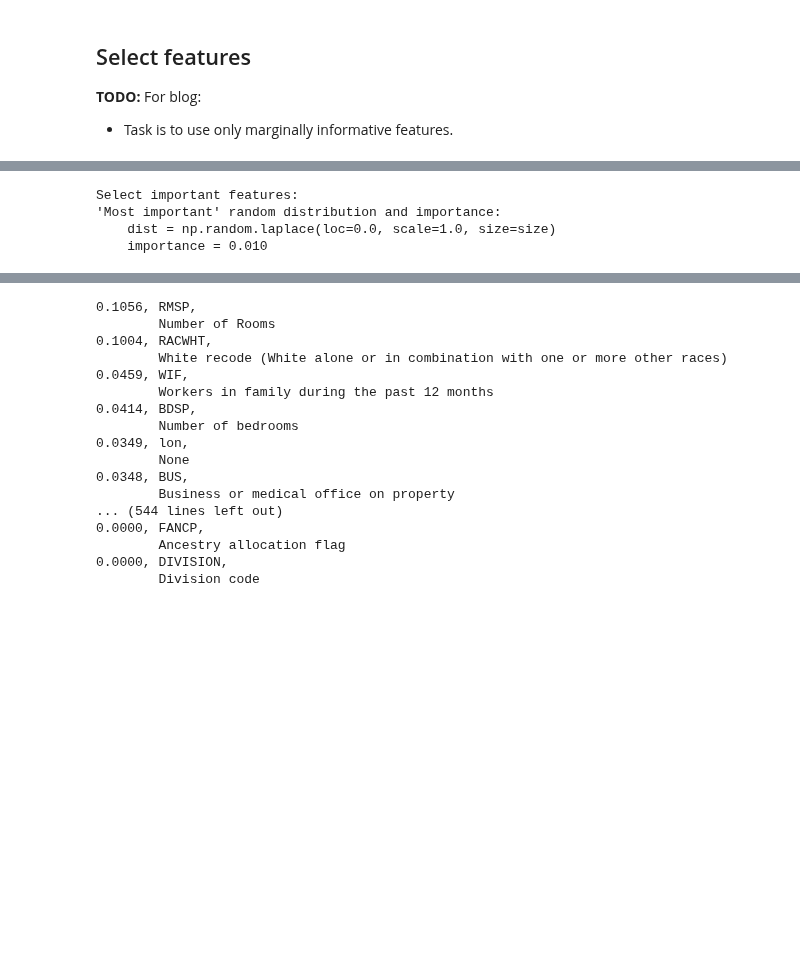
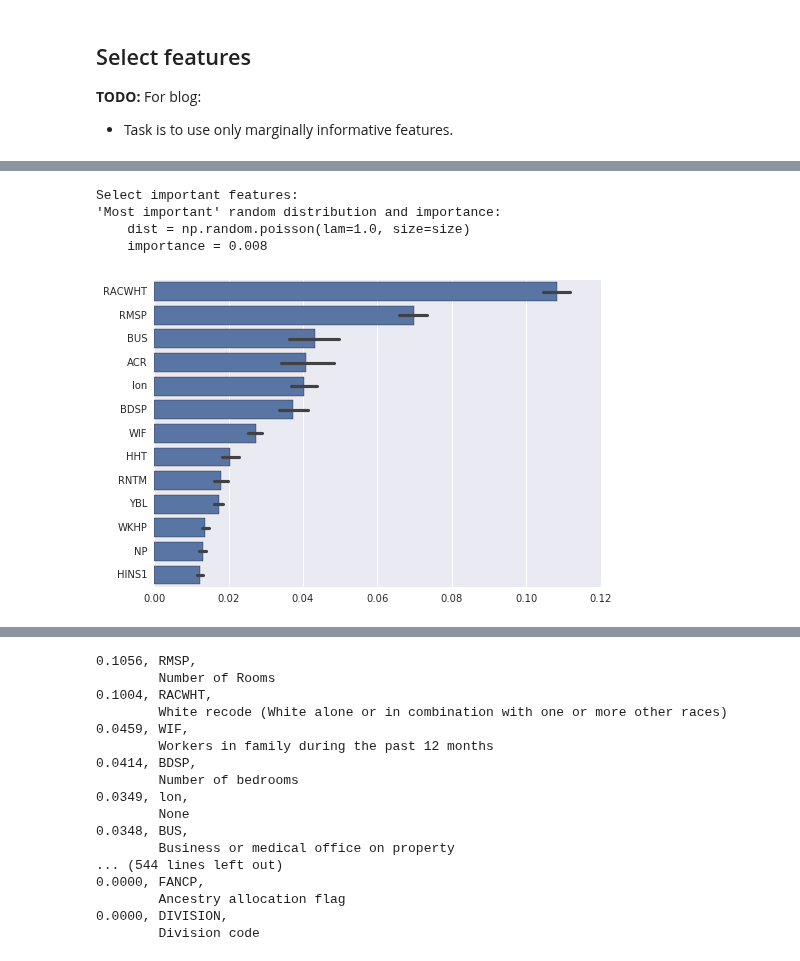
Before and after one commit to stharrold/stharrold.github.io, a Jupyter notebook: content/static/20160221-predict-household-income-from-census/20160221-predict-household-income-from-census.ipynb, the cells around one changed output, grey strips where cells are left out. Drawn from its saved outputs; the diff is of its cells as text; code cells hidden in the pictures; blank space fills up the shorter version.

```diff
--- a/content/static/20160221-predict-household-income-from-census/20160221-predict-household-income-from-census.ipynb
+++ b/content/static/20160221-predict-household-income-from-census/20160221-predict-household-income-from-census.ipynb
@@ -648,15 +653,20 @@ Time elapsed (sec) = 47.0
 # %%
 print("Select important features:")
 rnd_max_idx = np.argmax(cols_imps['random'])
 print("'Most important' random distribution and importance:")
 print("    dist = {dist}".format(dist=dists[rnd_max_idx]))
 print("    importance = {imp:.3f}".format(imp=cols_imps['random'][rnd_max_idx]))
 ftrs_keep = list()
 for col in cols_imps:
-    if np.min(cols_imps[col]) > rnd_imp_max:
+    if np.min(cols_imps[col]) > cols_imps['random'][rnd_max_idx]:
         ftrs_keep.append(col)
+df_ftrs_imps = pd.DataFrame.from_dict(cols_imps)[ftrs_keep]
+ds_ftrs_meanimps = df_ftrs_imps.mean().sort_values(ascending=False)
+sns.barplot(data=df_ftrs_imps, order=ds_ftrs_meanimps.index, ci=90, orient='h', color=sns.color_palette()[0])
+plt.show()
 # %% [output]
 Select important features:
 'Most important' random distribution and importance:
-    dist = np.random.laplace(loc=0.0, scale=1.0, size=size)
-    importance = 0.010
+    dist = np.random.poisson(lam=1.0, size=size)
+    importance = 0.008
+[figure, added]
```
Also changed, not shown: parts of 12 cells of this notebook.
